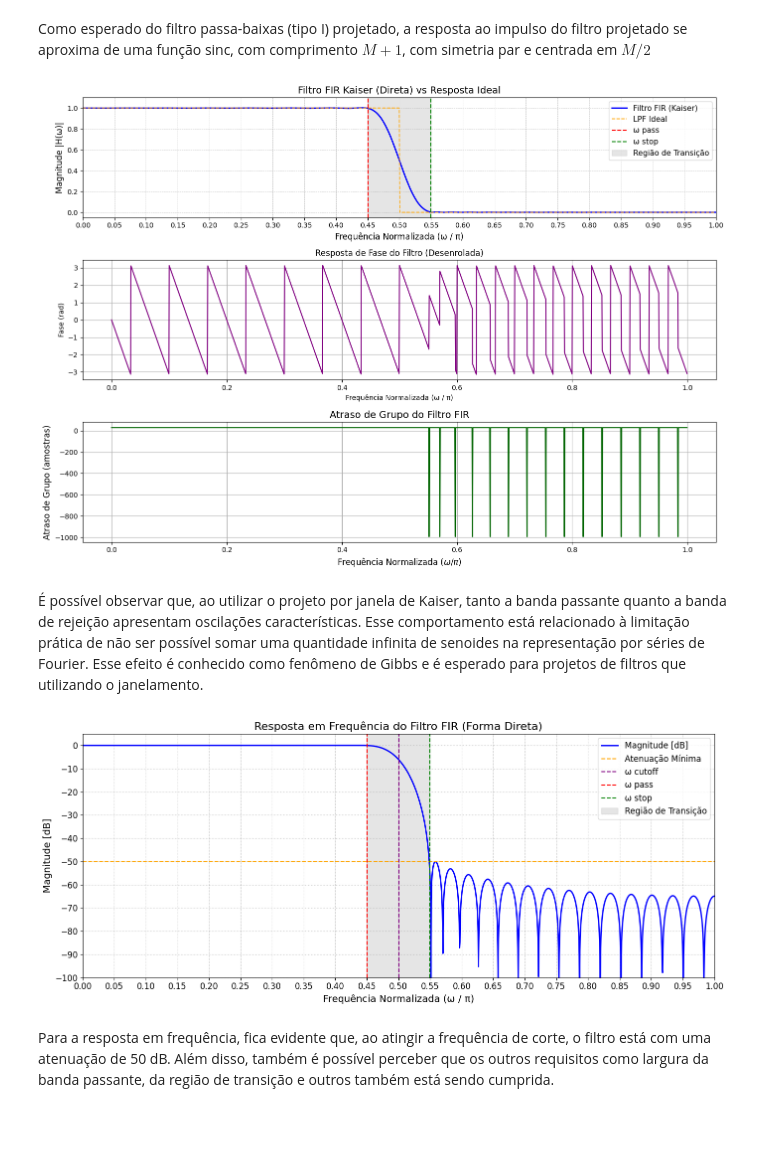
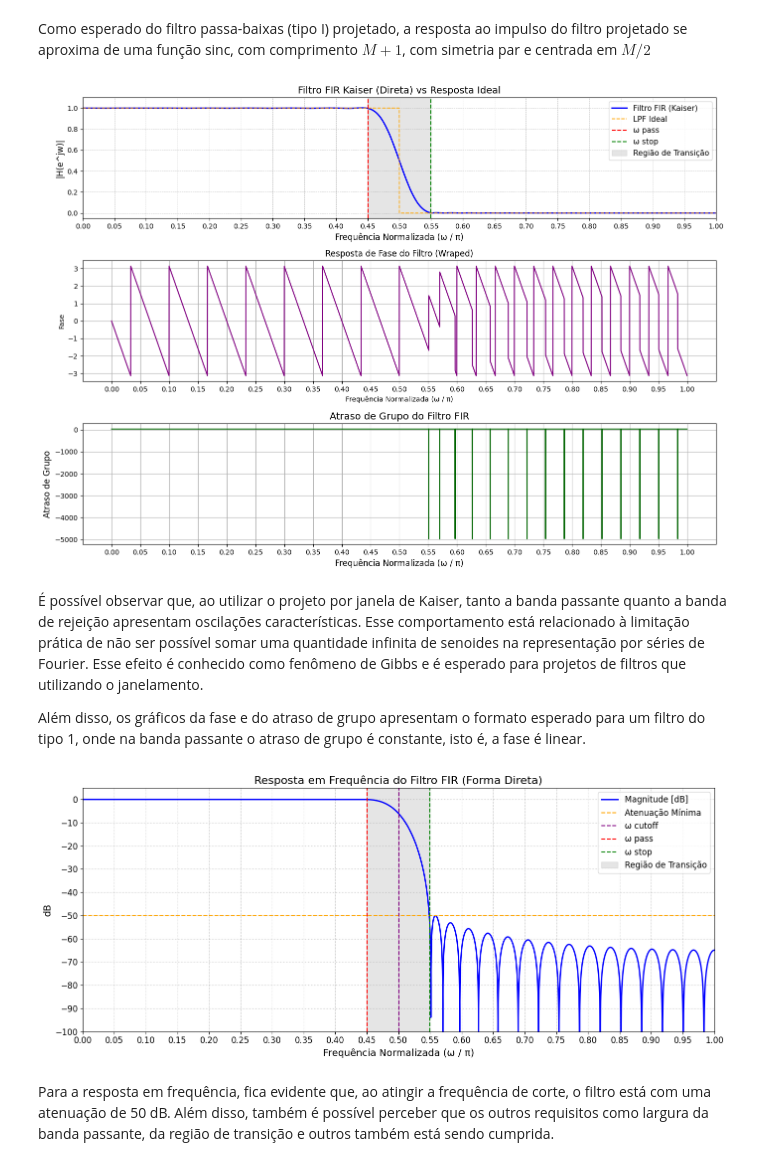
Before and after one commit to miguelmota2301/Butterworth-Bilinear-Filter, a Jupyter notebook: AVA_PDS_RodrigoFreitas_MiguelFeliciano.ipynb, the cells around one changed output. Cells and saved outputs as stored; diff of their text form; code cells hidden in the pictures; blank space fills up the shorter version.

```diff
--- a/AVA_PDS_RodrigoFreitas_MiguelFeliciano.ipynb
+++ b/AVA_PDS_RodrigoFreitas_MiguelFeliciano.ipynb
@@ -120,64 +120,63 @@ plt.show()
 # %% [markdown]
 Como esperado do filtro passa-baixas (tipo I) projetado, a resposta ao impulso do filtro projetado se aproxima de uma função sinc, com comprimento $M + 1$, com simetria par e centrada em $M/2$
 # %%
-omega_direct, response_direct = freqz(fir_direct, worN=2048) # Calcula resposta do filtro na forma direta
-omega_direct_norm = omega_direct / pi                        # Normaliza a frequência para o intervalo [0, 1]
-fir_direct_mag = abs(response_direct)                        # |H(e^jw)|
-response_direct_dB = 20 * log10(abs(response_direct))        # Resposta em dB
-phase = angle(response_direct)                       # Fase desembrulhada
-group_delay = -gradient(unwrap(phase), omega_direct)                 # Delay de grupo
+omega_direct, response_direct = freqz(fir_direct, worN=10000)       # Calcula resposta do filtro na forma direta
+omega_direct_norm = omega_direct / pi                               # Normaliza a frequência para o intervalo [0, 1]
+fir_direct_mag = abs(response_direct)                               # |H(e^jw)|
+response_direct_dB = 20 * log10(abs(response_direct))               # Resposta em dB
+phase_direct = angle(response_direct)                               # Fase desembrulhada
+group_delay_direct = -gradient(unwrap(phase_direct), omega_direct)  # Atraso de grupo
 # %%
 # Cria um filtro passa-baixas ideal para comparação e cálculo de erro
 lpf_ideal = where(omega_direct_norm <= w_cutoff / pi, 1.0, 0.0)
 # %%
 fig, axes = plt.subplots(3, 1, figsize=(14, 10)) # Aumentei um pouco o tamanho
 
 # Gráfico 1: |H(e^jw)|
 axes[0].plot(omega_direct_norm, fir_direct_mag, label="Filtro FIR (Kaiser)", color='blue', linewidth=2)
 axes[0].plot(omega_direct_norm, lpf_ideal, color="orange", linestyle="--", linewidth=1.3, label="LPF Ideal")
 axes[0].axvline(0.45, color='red', linestyle='--', linewidth=1.5, label='ω pass')
 axes[0].axvline(0.55, color='green', linestyle='--', linewidth=1.5, label='ω stop')
 axes[0].axvspan(0.45, 0.55, color='gray', alpha=0.2, label="Região de Transição")
 axes[0].set_title('Filtro FIR Kaiser (Direta) vs Resposta Ideal', fontsize=14)
 axes[0].set_xlabel('Frequência Normalizada (ω / π)', fontsize=12)
-axes[0].set_ylabel('Magnitude |H(ω)|', fontsize=12)
+axes[0].set_ylabel('|H(e^jw)|', fontsize=12)
 axes[0].grid(True, which='both', linestyle='--', linewidth=0.6, alpha=0.8)
 axes[0].legend(fontsize=11)
-axes[0].tick_params(axis='x', labelsize=10) # Forma correta de mudar o tamanho
 axes[0].set_xticks(arange(0, 1.05, 0.05))
 axes[0].set_xlim(0, 1.0)
 axes[0].set_ylim(-0.05, 1.1)
 
 # Gráfico 2: Fase
-axes[1].plot(omega_direct_norm, phase, color='purple')
-axes[1].set_title('Resposta de Fase do Filtro (Desenrolada)')
+axes[1].plot(omega_direct_norm, phase_direct, color='purple')
+axes[1].set_title('Resposta de Fase do Filtro (Wraped)')
 axes[1].set_xlabel('Frequência Normalizada (ω / π)')
-axes[1].set_ylabel('Fase (rad)')
+axes[1].set_ylabel('Fase')
+axes[1].set_xticks(arange(0, 1.05, 0.05))
 axes[1].grid(True)
 
 # Gráfico 3: Atraso de Grupo
-# Derivada negativa da fase
-# omega é o vetor de frequências
-
-# Plot do atraso de grupo
-axes[2].plot(omega_direct_norm, group_delay, color='darkgreen')
+axes[2].plot(omega_direct_norm, group_delay_direct, color='darkgreen')
 axes[2].set_title('Atraso de Grupo do Filtro FIR', fontsize=14)
-axes[2].set_xlabel('Frequência Normalizada ($\\omega/\\pi$)', fontsize=12)
-axes[2].set_ylabel('Atraso de Grupo (amostras)', fontsize=12)
+axes[2].set_xlabel('Frequência Normalizada (ω / π)', fontsize=12)
+axes[2].set_ylabel('Atraso de Grupo', fontsize=12)
+axes[2].set_xticks(arange(0, 1.05, 0.05))
 axes[2].grid(True)
 
 plt.tight_layout() # Adiciona um pouco de preenchimento
 plt.show()
 # %% [output]
-[figure, old version]
+[figure, new version]
 # %% [markdown]
 É possível observar que, ao utilizar o projeto por janela de Kaiser, tanto a banda passante quanto a banda de rejeição apresentam oscilações características. Esse comportamento está relacionado à limitação prática de não ser possível somar uma quantidade infinita de senoides na representação por séries de Fourier. Esse efeito é conhecido como fenômeno de Gibbs e é esperado para projetos de filtros que utilizando o janelamento.
+
+Além disso, os gráficos da fase e do atraso de grupo apresentam o formato esperado para um filtro do tipo 1, onde na banda passante o atraso de grupo é constante, isto é, a fase é linear.
 # %%
 plt.figure(figsize=(14, 6))
 plt.plot(omega_direct_norm, response_direct_dB, color='blue', linewidth=2, label='Magnitude [dB]')
 plt.title('Resposta em Frequência do Filtro FIR (Forma Direta)', fontsize=16)
 plt.xlabel('Frequência Normalizada (ω / π)', fontsize=14)
-plt.ylabel('Magnitude [dB]', fontsize=14)
+plt.ylabel('dB', fontsize=14)
 plt.xticks(arange(0, 1.05, 0.05), fontsize=12)
 plt.yticks(arange(-100, 10, 10), fontsize=12)
 plt.ylim(-100, 5)
@@ -192,7 +191,7 @@ plt.legend(fontsize=12, loc='upper right')
 plt.tight_layout()
 plt.show()
 # %% [output]
-[figure, old version]
+[figure, new version]
 # %% [markdown]
 Para a resposta em frequência, fica evidente que, ao atingir a frequência de corte, o filtro está com uma atenuação de 50 dB. Além disso, também é possível perceber que os outros requisitos como largura da banda passante, da região de transição e outros também está sendo cumprida.
 # %%
```
Also changed, not shown: parts of 5 cells of this notebook.
